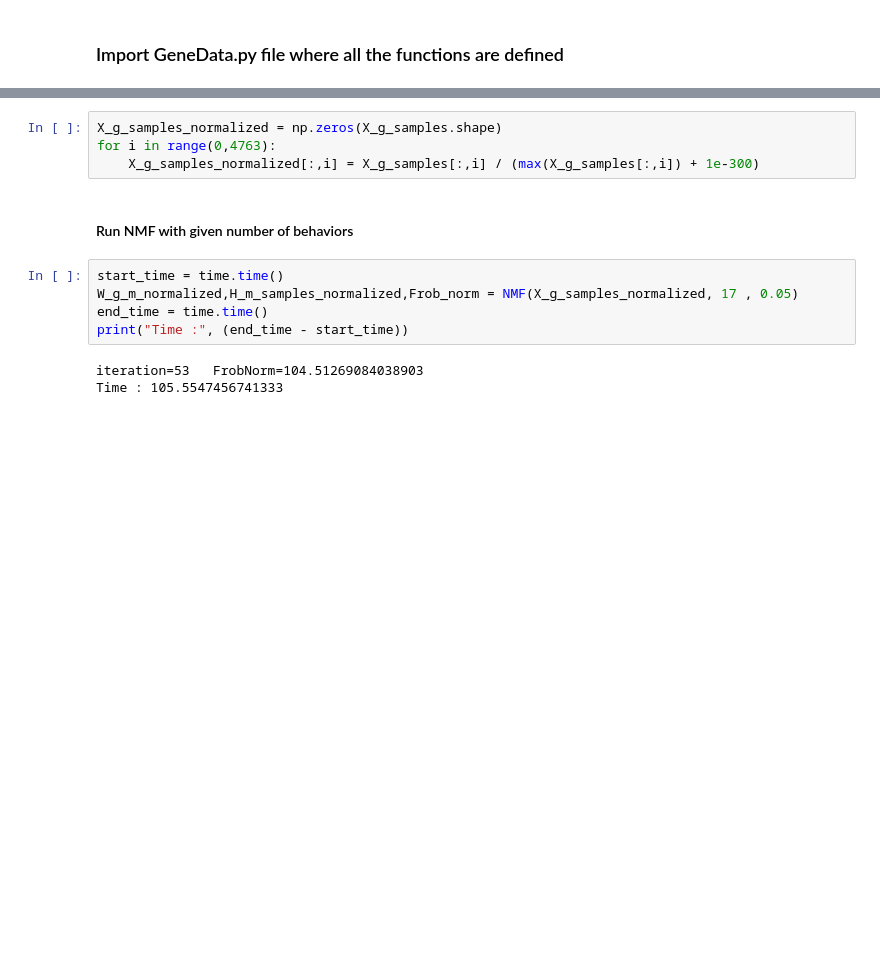
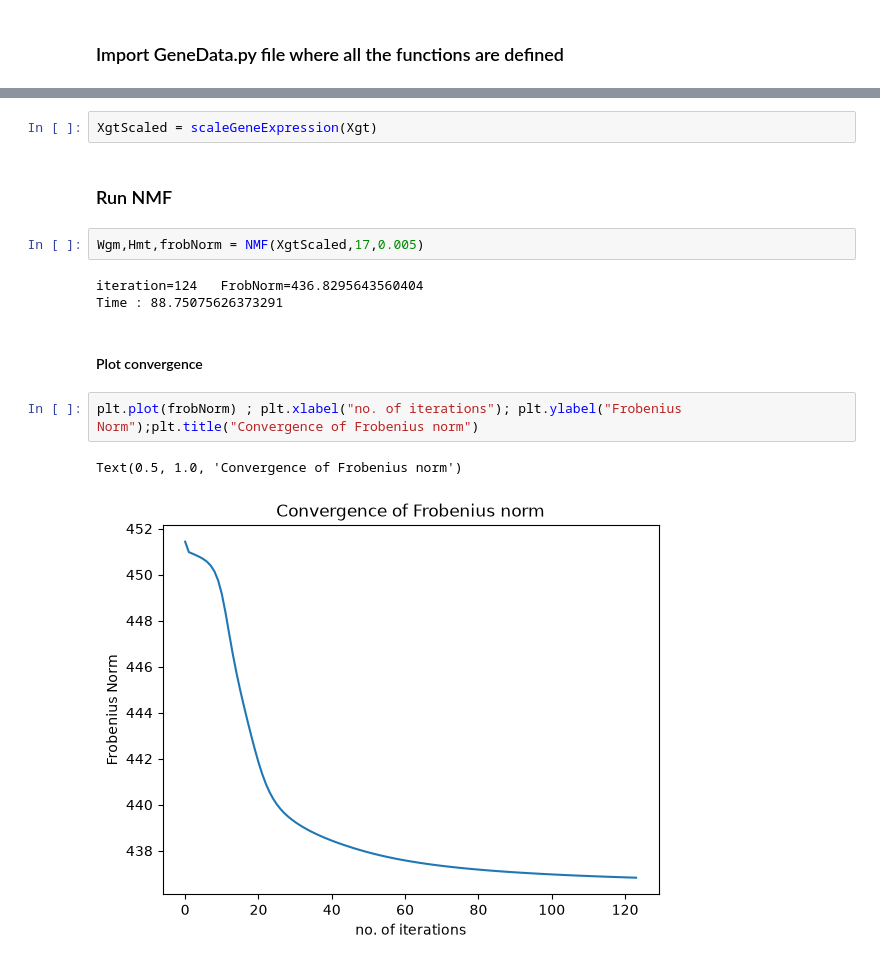
Before and after one commit to mlekkha/NMF, a Jupyter notebook: example/Tusi1803/performNMFOnTusi1803Data.ipynb, the cells around one changed output, grey strips where cells are left out. Saved outputs shown, nothing was run; the diff lists cells and outputs as text; blank space fills up the shorter version.

```diff
--- a/example/Tusi1803/performNMFOnTusi1803Data.ipynb
+++ b/example/Tusi1803/performNMFOnTusi1803Data.ipynb
@@ -60,15 +21,17 @@ X_g_samples = np.array(tusi_data.T)
-# %%
-X_g_samples_normalized = np.zeros(X_g_samples.shape)
-for i in range(0,4763):
-    X_g_samples_normalized[:,i] = X_g_samples[:,i] / (max(X_g_samples[:,i]) + 1e-300)
+# %%
+XgtScaled = scaleGeneExpression(Xgt)
 # %% [markdown]
-#### Run NMF with given number of behaviors
+### Run NMF
 # %%
-start_time = time.time()
-W_g_m_normalized,H_m_samples_normalized,Frob_norm = NMF(X_g_samples_normalized, 17 , 0.05)
-end_time = time.time()
-print("Time :", (end_time - start_time))
+Wgm,Hmt,frobNorm = NMF(XgtScaled,17,0.005)
 # %% [output]
-iteration=53   FrobNorm=104.51269084038903
-Time : 105.5547456741333
+iteration=124   FrobNorm=436.8295643560404
+Time : 88.75075626373291
+# %% [markdown]
+#### Plot convergence
+# %%
+plt.plot(frobNorm) ; plt.xlabel("no. of iterations"); plt.ylabel("Frobenius Norm");plt.title("Convergence of Frobenius norm")
+# %% [output]
+Text(0.5, 1.0, 'Convergence of Frobenius norm')
+[figure, added]
 # %% [markdown]
```
Also changed, not shown: parts of 29 cells of this notebook, 2 other files.
